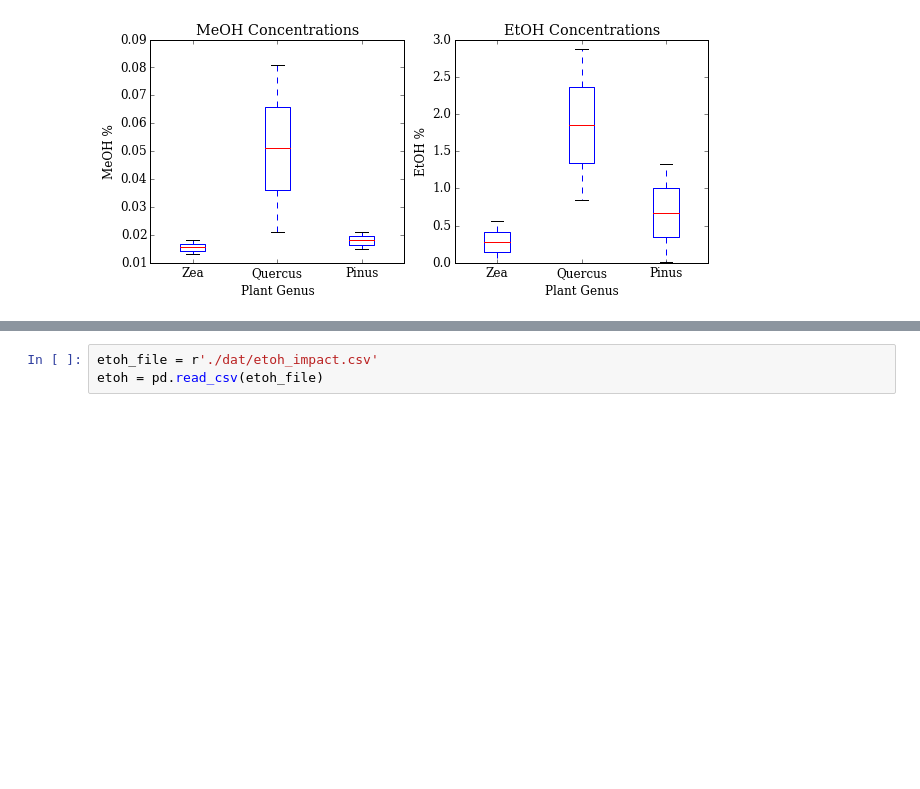
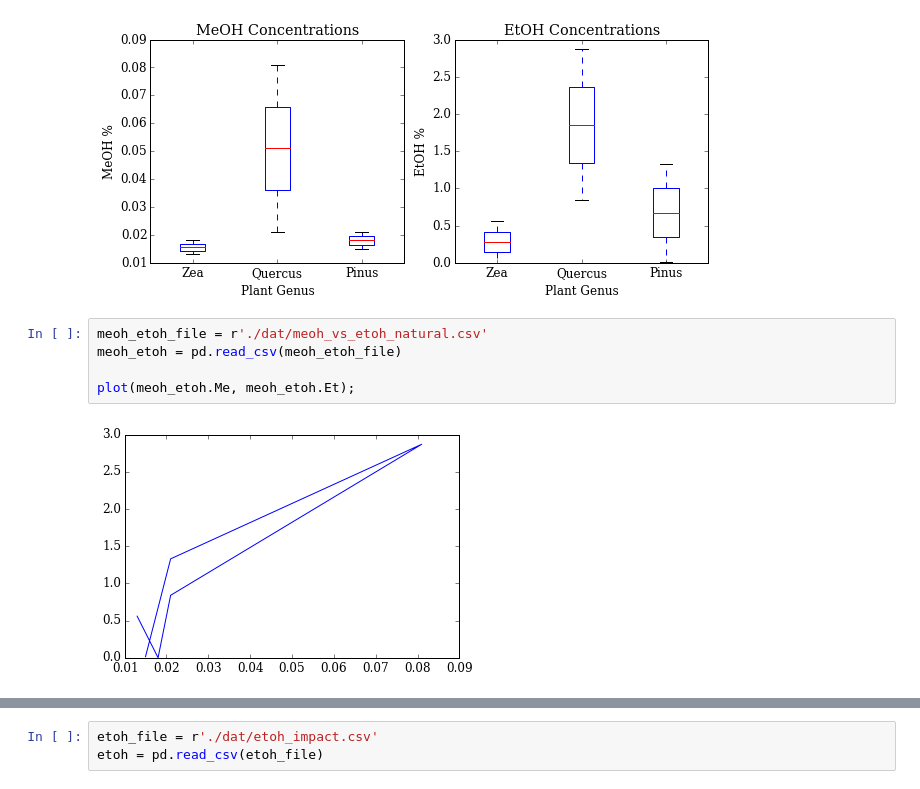
Before and after one commit to wolfhelius/isodopes, a Jupyter notebook: Isodopes Plotting.ipynb, the cells around one changed output, grey strips where cells are left out. Drawn from its saved outputs; the diff is of its cells as text; blank space fills up the shorter version.

```diff
--- a/Isodopes Plotting.ipynb
+++ b/Isodopes Plotting.ipynb
@@ -107,4 +107,11 @@ labels[2] = 'Pinus'
 axes[1].set_xticklabels(labels);
 # %% [output]
 [figure]
+# %%
+meoh_etoh_file = r'./dat/meoh_vs_etoh_natural.csv'
+meoh_etoh = pd.read_csv(meoh_etoh_file)
+
+plot(meoh_etoh.Me, meoh_etoh.Et);
+# %% [output]
+[figure, added]
 # %% [markdown]
```
Also changed, not shown: parts of 10 cells of this notebook.
